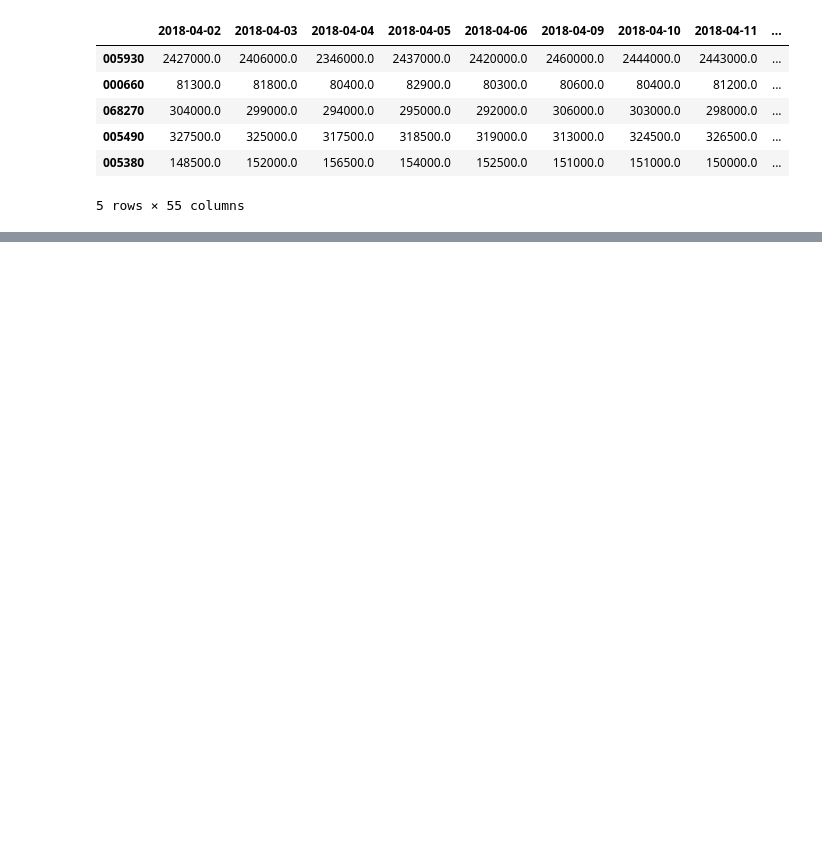
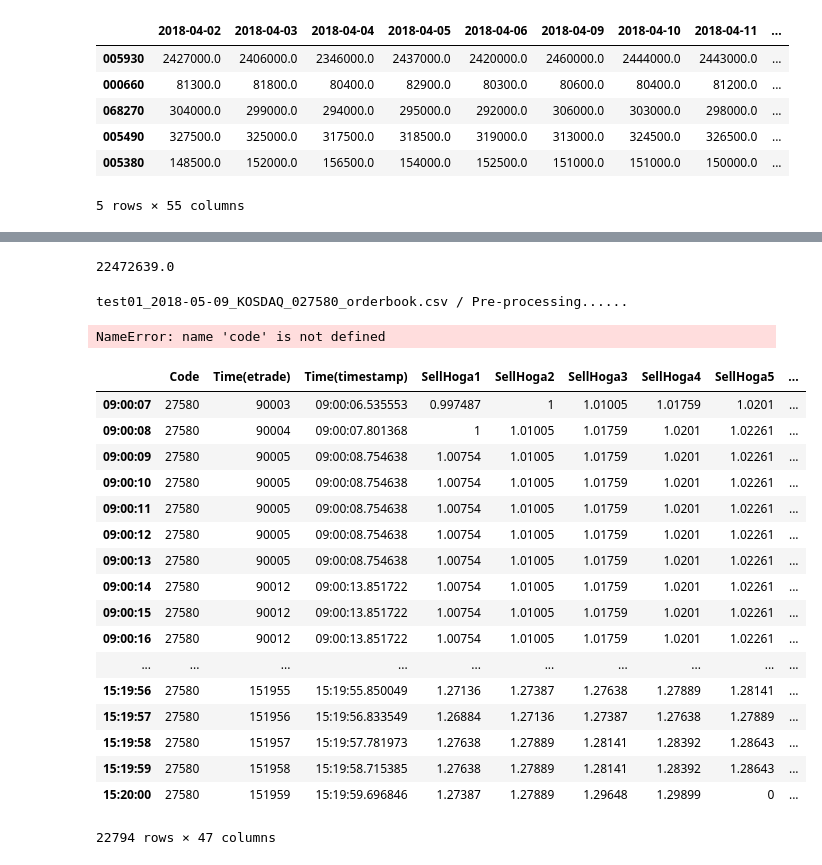
Before and after one commit to 6-Billionaires/preprocess, a Jupyter notebook: Untitled.ipynb, the cells around one changed output, grey strips where cells are left out. Saved outputs shown, nothing was run; the diff lists cells and outputs as text; code cells hidden in the pictures; blank space fills up the shorter version.

```diff
--- a/Untitled.ipynb
+++ b/Untitled.ipynb
@@ -17,0 +74,43 @@ df.head()
+# %%
+sharesdd
+# %% [output]
+22472639.0
+# %%
+int_sec = 1
+path_src = 'D:\\Dropbox\\000_ComputerScience\\DLC_Cebu\\test01_2018-05-09_KOSDAQ_027580_orderbook.csv'
+out_src = 'D:\\test01_2018-05-09_KOSDAQ_027580_orderbook.csv'
+
+machine = ob.OB_Preprocess()
+df = machine.preprocess(path_src,int_sec)
+machine.scail(df)
+# %% [output]
+test01_2018-05-09_KOSDAQ_027580_orderbook.csv / Pre-processing......
+NameError: name 'code' is not defined
+# %%
+df[df.columns[3:13]] = df[df.columns[3:13]] / yesterday_price #
+# %%
+df[df.columns[23:33]]= df[df.columns[23:33]] / yesterday_price #
+# %%
+df[df.columns[13:23]] = (df[df.columns[13:23]] / shares).applymap(np.log)
+df[df.columns[33:45]] = (df[df.columns[33:45]] / shares).applymap(np.log)
+# %%
+df
+# %% [output]
+|  | Code | Time(etrade) | Time(timestamp) | SellHoga1 | SellHoga2 | SellHoga3 | SellHoga4 | SellHoga5 | ... |
+| 09:00:07 | 27580 | 90003 | 09:00:06.535553 | 0.997487 | 1 | 1.01005 | 1.01759 | 1.0201 | ... |
+| 09:00:08 | 27580 | 90004 | 09:00:07.801368 | 1 | 1.01005 | 1.01759 | 1.0201 | 1.02261 | ... |
+| 09:00:09 | 27580 | 90005 | 09:00:08.754638 | 1.00754 | 1.01005 | 1.01759 | 1.0201 | 1.02261 | ... |
+| 09:00:10 | 27580 | 90005 | 09:00:08.754638 | 1.00754 | 1.01005 | 1.01759 | 1.0201 | 1.02261 | ... |
+| 09:00:11 | 27580 | 90005 | 09:00:08.754638 | 1.00754 | 1.01005 | 1.01759 | 1.0201 | 1.02261 | ... |
+| 09:00:12 | 27580 | 90005 | 09:00:08.754638 | 1.00754 | 1.01005 | 1.01759 | 1.0201 | 1.02261 | ... |
+| 09:00:13 | 27580 | 90005 | 09:00:08.754638 | 1.00754 | 1.01005 | 1.01759 | 1.0201 | 1.02261 | ... |
+| 09:00:14 | 27580 | 90012 | 09:00:13.851722 | 1.00754 | 1.01005 | 1.01759 | 1.0201 | 1.02261 | ... |
+| 09:00:15 | 27580 | 90012 | 09:00:13.851722 | 1.00754 | 1.01005 | 1.01759 | 1.0201 | 1.02261 | ... |
+| 09:00:16 | 27580 | 90012 | 09:00:13.851722 | 1.00754 | 1.01005 | 1.01759 | 1.0201 | 1.02261 | ... |
+| ... | ... | ... | ... | ... | ... | ... | ... | ... | ... |
+| 15:19:56 | 27580 | 151955 | 15:19:55.850049 | 1.27136 | 1.27387 | 1.27638 | 1.27889 | 1.28141 | ... |
+| 15:19:57 | 27580 | 151956 | 15:19:56.833549 | 1.26884 | 1.27136 | 1.27387 | 1.27638 | 1.27889 | ... |
+| 15:19:58 | 27580 | 151957 | 15:19:57.781973 | 1.27638 | 1.27889 | 1.28141 | 1.28392 | 1.28643 | ... |
+| 15:19:59 | 27580 | 151958 | 15:19:58.715385 | 1.27638 | 1.27889 | 1.28141 | 1.28392 | 1.28643 | ... |
+| 15:20:00 | 27580 | 151959 | 15:19:59.696846 | 1.27387 | 1.27889 | 1.29648 | 1.29899 | 0 | ... |
+22794 rows × 47 columns
```
Also changed, not shown: parts of 14 cells of this notebook, 3 other files.
